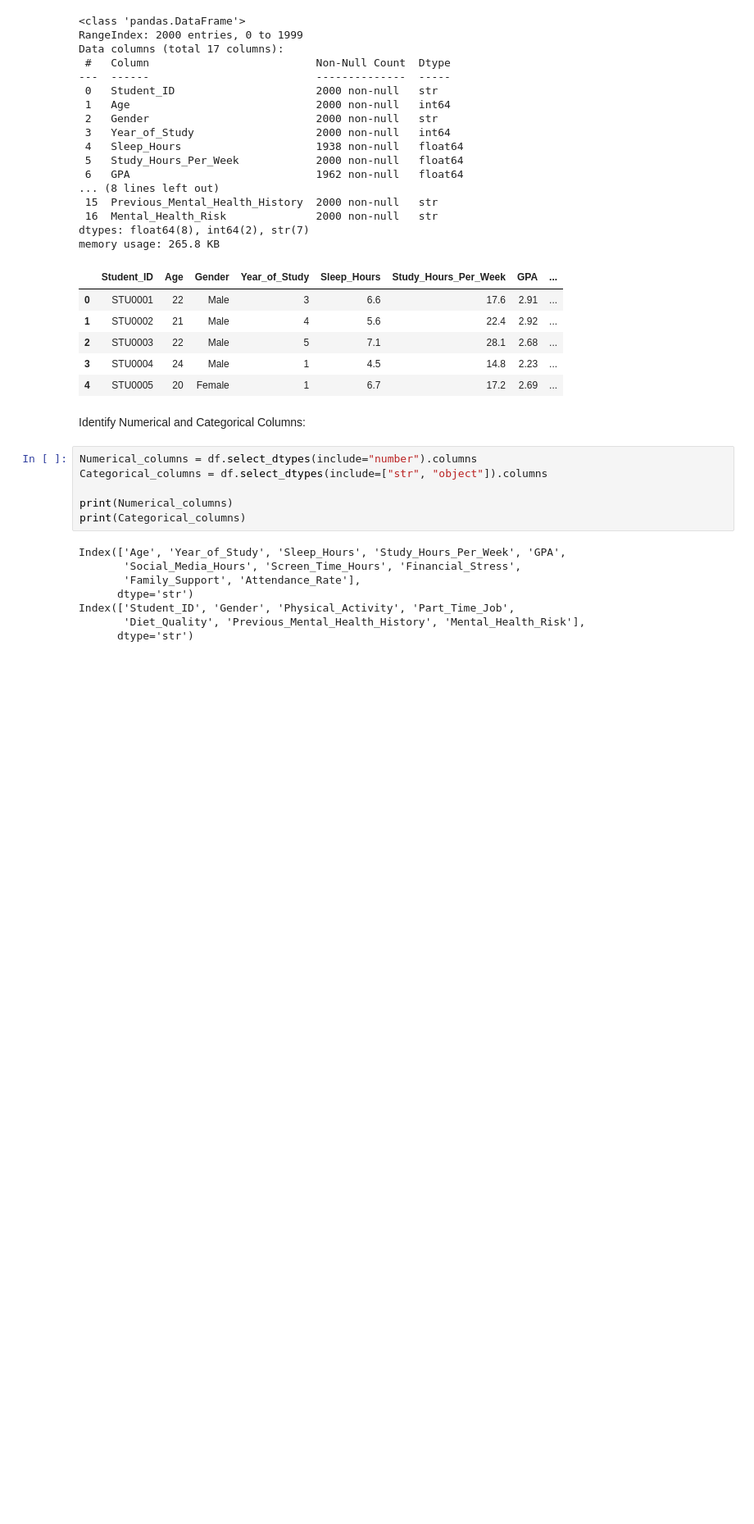
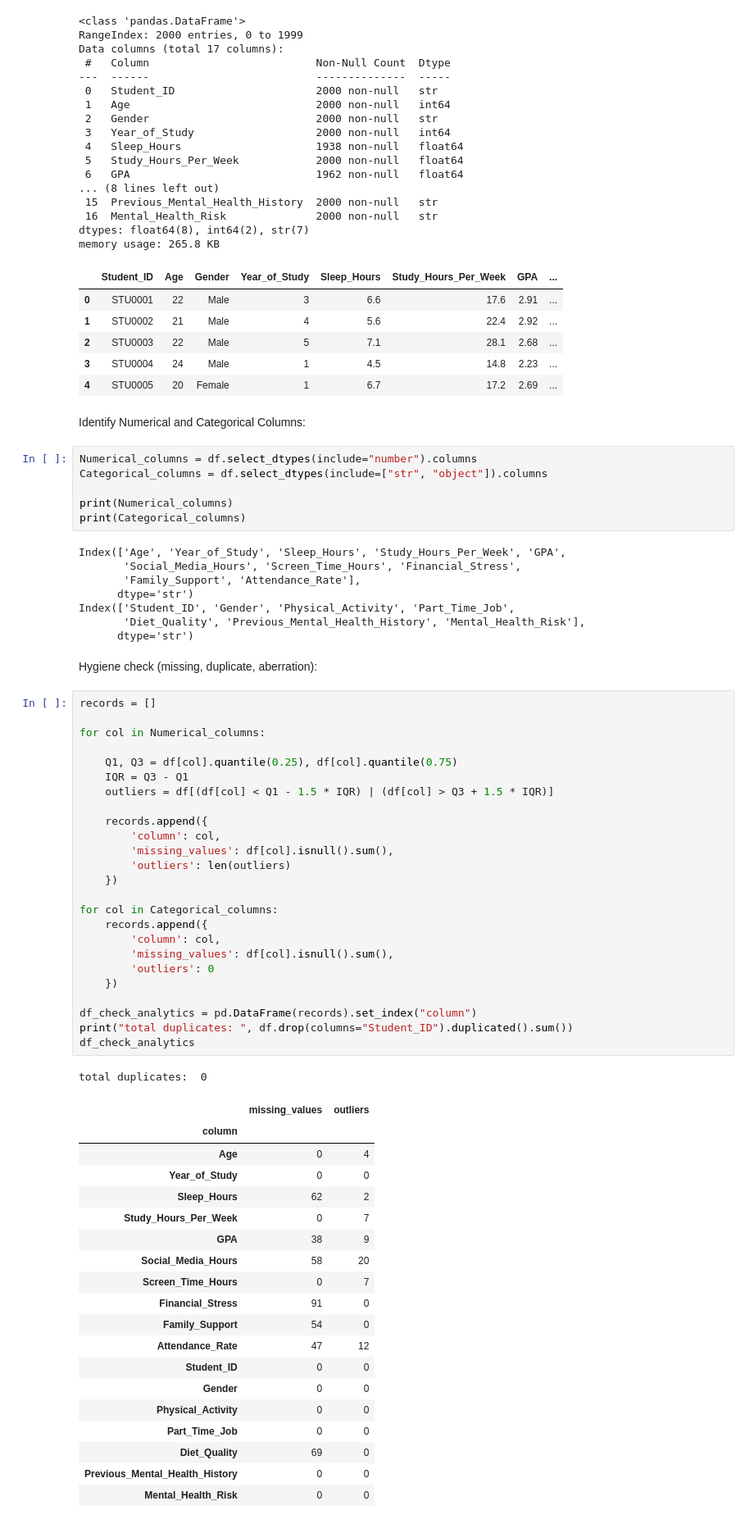
Before and after one commit to lioubiarabi/MindPulse-AI, a Jupyter notebook: notebooks/eda_audit.ipynb, the cells around one changed output. Shown at 82% size. Saved outputs shown, nothing was run; the diff lists cells and outputs as text; blank space fills up the shorter version.

```diff
--- a/notebooks/eda_audit.ipynb
+++ b/notebooks/eda_audit.ipynb
@@ -54,3 +54,51 @@ Index(['Age', 'Year_of_Study', 'Sleep_Hours', 'Study_Hours_Per_Week', 'GPA',
 Index(['Student_ID', 'Gender', 'Physical_Activity', 'Part_Time_Job',
        'Diet_Quality', 'Previous_Mental_Health_History', 'Mental_Health_Risk'],
       dtype='str')
+# %% [markdown]
+Hygiene check (missing, duplicate, aberration):
+# %%
+records = []
+
+for col in Numerical_columns:
+
+    Q1, Q3 = df[col].quantile(0.25), df[col].quantile(0.75)
+    IQR = Q3 - Q1
+    outliers = df[(df[col] < Q1 - 1.5 * IQR) | (df[col] > Q3 + 1.5 * IQR)]
+
+    records.append({
+        'column': col,
+        'missing_values': df[col].isnull().sum(),
+        'outliers': len(outliers)
+    })
+
+for col in Categorical_columns:
+    records.append({
+        'column': col,
+        'missing_values': df[col].isnull().sum(),
+        'outliers': 0
+    })
+
+df_check_analytics = pd.DataFrame(records).set_index("column")
+print("total duplicates: ", df.drop(columns="Student_ID").duplicated().sum())
+df_check_analytics
+# %% [output]
+total duplicates:  0
+|  | missing_values | outliers |
+| column |  |  |
+| Age | 0 | 4 |
+| Year_of_Study | 0 | 0 |
+| Sleep_Hours | 62 | 2 |
+| Study_Hours_Per_Week | 0 | 7 |
+| GPA | 38 | 9 |
+| Social_Media_Hours | 58 | 20 |
+| Screen_Time_Hours | 0 | 7 |
+| Financial_Stress | 91 | 0 |
+| Family_Support | 54 | 0 |
+| Attendance_Rate | 47 | 12 |
+| Student_ID | 0 | 0 |
+| Gender | 0 | 0 |
+| Physical_Activity | 0 | 0 |
+| Part_Time_Job | 0 | 0 |
+| Diet_Quality | 69 | 0 |
+| Previous_Mental_Health_History | 0 | 0 |
+| Mental_Health_Risk | 0 | 0 |
```
Also changed, not shown: parts of 2 cells of this notebook.
